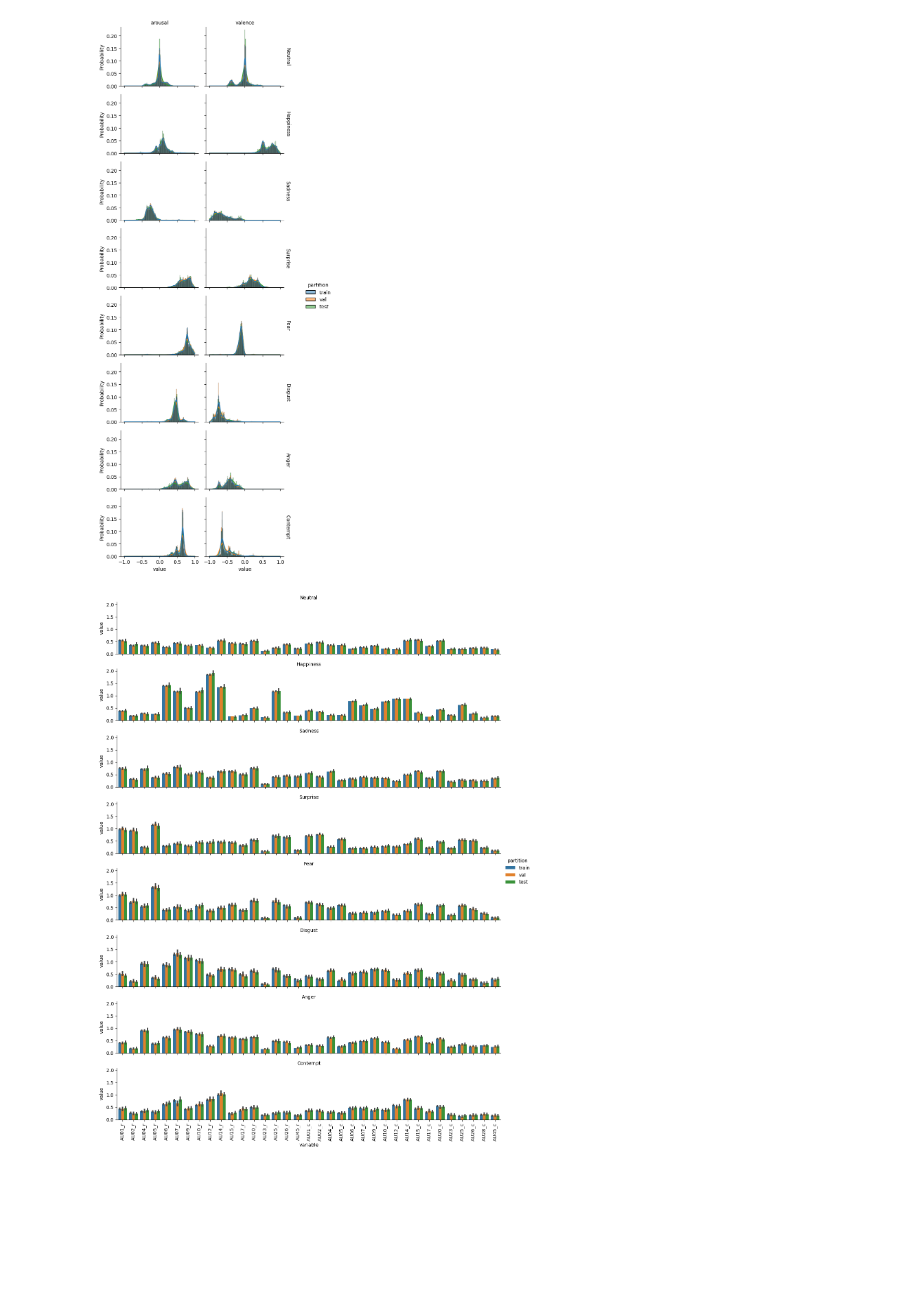
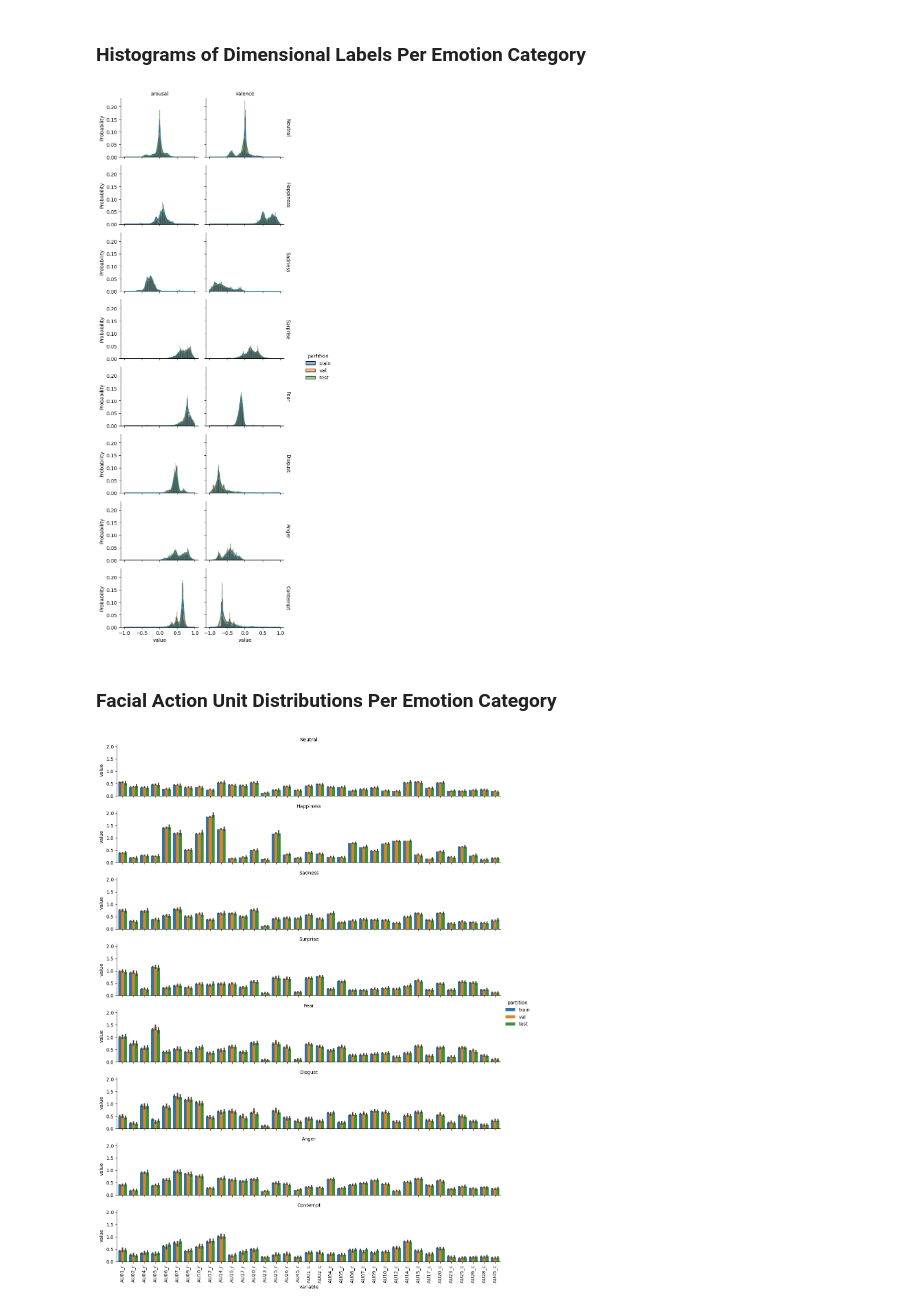
Before and after one commit to davidsjohnson/xai_ac, a Jupyter notebook: notebooks/affectnet_data_analysis.ipynb, the cells around one changed output. Cells and saved outputs as stored; diff of their text form; code cells hidden in the pictures; blank space fills up the shorter version.

```diff
--- a/notebooks/affectnet_data_analysis.ipynb
+++ b/notebooks/affectnet_data_analysis.ipynb
@@ -32,23 +43,23 @@ train_ds = dm.train_dataset.dataset[dm.train_dataset.indices]
 val_ds = dm.val_dataset.dataset[dm.val_dataset.indices]
 test_ds = dm.test_dataset[np.arange(len(dm.test_dataset))]
 # %%
-df_train = pd.DataFrame(data=train_ds[0], columns=dm.feature_names)
-df_train[label_type] = train_ds[1]
-df_train['img_id'] = train_ds[2]
-df_train = df_train.astype({"expression": int}, errors='raise')
+df_fau_train = pd.DataFrame(data=train_ds[0], columns=dm.feature_names)
+df_fau_train[label_type] = train_ds[1]
+df_fau_train['img_id'] = train_ds[2]
+df_fau_train = df_fau_train.astype({"expression": int}, errors='raise')
 
-df_val = pd.DataFrame(data=val_ds[0], columns=dm.feature_names)
-df_val[label_type] = val_ds[1]
-df_val['img_id'] = val_ds[2]
-df_val = df_val.astype({"expression": int}, errors='raise')
+df_fau_val = pd.DataFrame(data=val_ds[0], columns=dm.feature_names)
+df_fau_val[label_type] = val_ds[1]
+df_fau_val['img_id'] = val_ds[2]
+df_fau_val = df_fau_val.astype({"expression": int}, errors='raise')
 
-df_test = pd.DataFrame(data=test_ds[0], columns=dm.feature_names)
-df_test[label_type] = test_ds[1]
-df_test['img_id'] = test_ds[2]
-df_test = df_test.astype({"expression": int}, errors='raise')
+df_fau_test = pd.DataFrame(data=test_ds[0], columns=dm.feature_names)
+df_fau_test[label_type] = test_ds[1]
+df_fau_test['img_id'] = test_ds[2]
+df_fau_test = df_fau_test.astype({"expression": int}, errors='raise')
 
-df_train['partition'] = 'train'
-df_val['partition'] = 'val'
-df_test['partition'] = 'test'
+df_fau_train['partition'] = 'train'
+df_fau_val['partition'] = 'val'
+df_fau_test['partition'] = 'test'
 
-df_full = pd.concat([df_train, df_val, df_test], axis=0)
+df_fau_full = pd.concat([df_fau_train, df_fau_val, df_fau_test], axis=0)
@@ -55,14 +76,18 @@ df_full = pd.concat([df_train, df_val, df_test], axis=0)
+# %% [markdown]
+### Histograms of Dimensional Labels Per Emotion Category
 # %%
-df_histplot_melt = df_full[['arousal', 'valence', 'partition', 'expression', 'img_id']].melt(id_vars=['partition', 'img_id', 'expression'])
+df_histplot_melt = df_fau_full[['arousal', 'valence', 'partition', 'expression', 'img_id']].melt(id_vars=['partition', 'img_id', 'expression'])
 label_map = {i: name for i, name in enumerate(dm.expression_labels)}
 df_histplot_melt['expression'] = df_histplot_melt['expression'].map(label_map)
 g = sns.displot(
     df_histplot_melt, x="value", row='expression', col="variable", hue="partition",
     kind='hist', stat='probability', common_norm=False, kde=True,
     aspect=1.5, height=2, row_order=dm.expression_labels,
     facet_kws = {'margin_titles': True}
 )
 g.set_titles(row_template = '{row_name}', col_template = '{col_name}');
 # %% [output]
-[figure, old version]
+[figure, new version]
+# %% [markdown]
+### Facial Action Unit Distributions Per Emotion Category
 # %%
```
Also changed, not shown: parts of 15 cells of this notebook.
